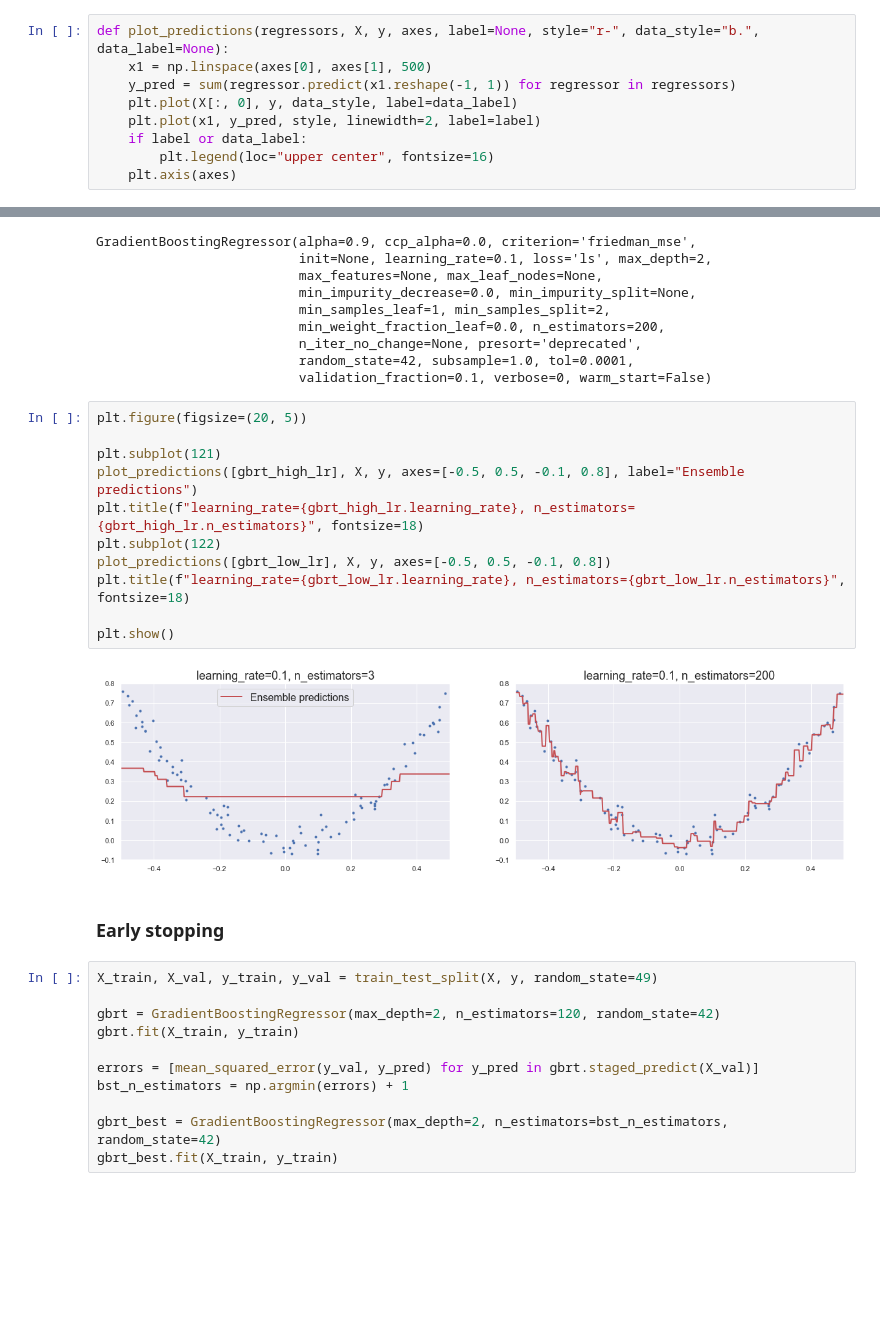
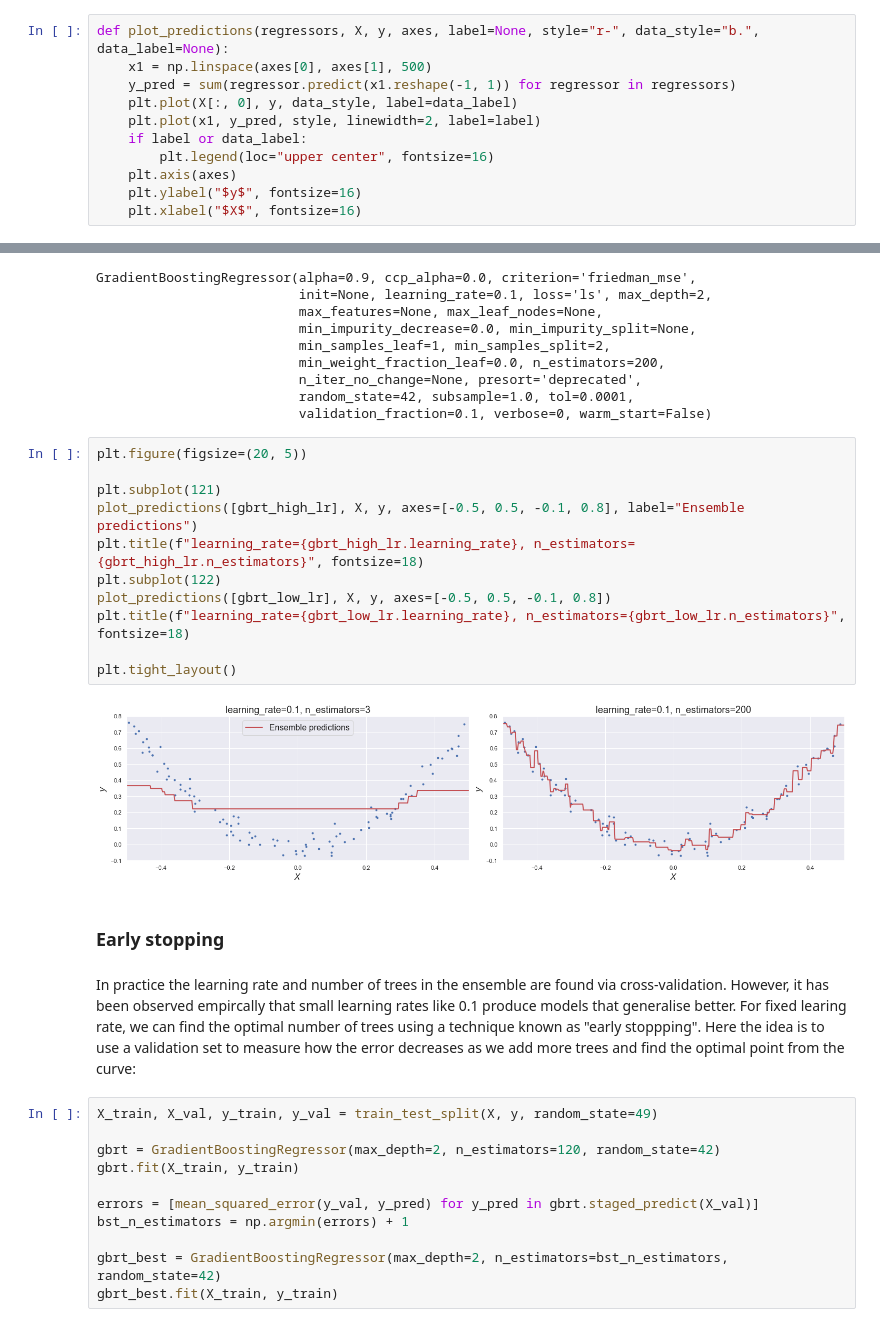
Before and after one commit to lewtun/hepml, a Jupyter notebook: notebooks/lesson04_intro-to-gradient-boosting.ipynb, the cells around one changed output, grey strips where cells are left out. Drawn from its saved outputs; the diff is of its cells as text; blank space fills up the shorter version.

```diff
--- a/notebooks/lesson04_intro-to-gradient-boosting.ipynb
+++ b/notebooks/lesson04_intro-to-gradient-boosting.ipynb
@@ -133,6 +173,8 @@ def plot_predictions(regressors, X, y, axes, label=None, style="r-", data_style=
     if label or data_label:
         plt.legend(loc="upper center", fontsize=16)
     plt.axis(axes)
+    plt.ylabel("$y$", fontsize=16)
+    plt.xlabel("$X$", fontsize=16)
 # %%
 plot_predictions(
     [tree_1], X, y, axes=[-0.5, 0.5, -0.1, 0.8], label="$h(X)=h_1(X)$", style="g-", data_label="Training set"
@@ -326,18 +364,20 @@ GradientBoostingRegressor(alpha=0.9, ccp_alpha=0.0, criterion='friedman_mse',
 # %%
 plt.figure(figsize=(20, 5))
 
 plt.subplot(121)
 plot_predictions([gbrt_high_lr], X, y, axes=[-0.5, 0.5, -0.1, 0.8], label="Ensemble predictions")
 plt.title(f"learning_rate={gbrt_high_lr.learning_rate}, n_estimators={gbrt_high_lr.n_estimators}", fontsize=18)
 plt.subplot(122)
 plot_predictions([gbrt_low_lr], X, y, axes=[-0.5, 0.5, -0.1, 0.8])
 plt.title(f"learning_rate={gbrt_low_lr.learning_rate}, n_estimators={gbrt_low_lr.n_estimators}", fontsize=18)
 
-plt.show()
+plt.tight_layout()
 # %% [output]
-[figure, old version]
+[figure, new version]
 # %% [markdown]
 ### Early stopping
+# %% [markdown]
+In practice the learning rate and number of trees in the ensemble are found via cross-validation. However, it has been observed empircally that small learning rates like 0.1 produce models that generalise better. For fixed learing rate, we can find the optimal number of trees using a technique known as "early stoppping". Here the idea is to use a validation set to measure how the error decreases as we add more trees and find the optimal point from the curve:
 # %%
 X_train, X_val, y_train, y_val = train_test_split(X, y, random_state=49)
 
```
Also changed, not shown: parts of 20 cells of this notebook, 3 other files.
